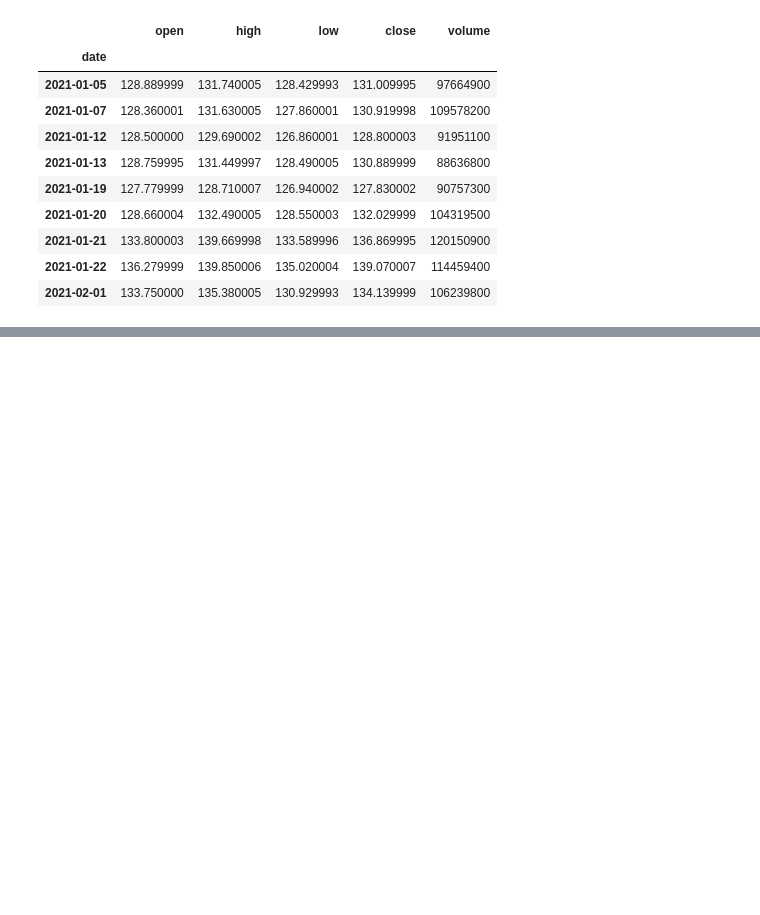
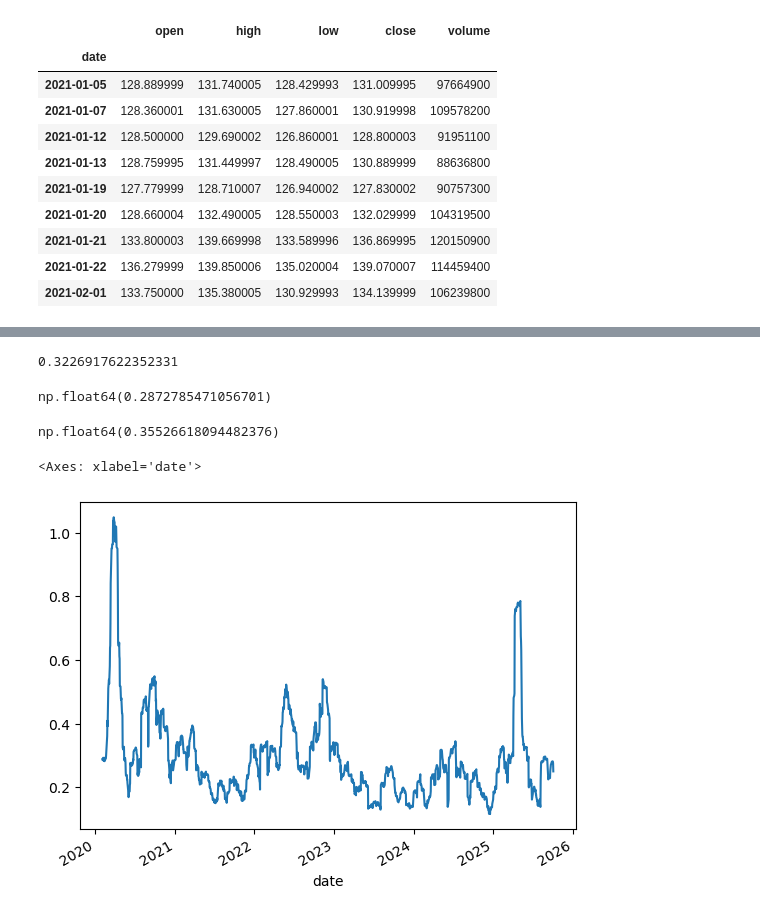
Before and after one commit to JerryHong08/rebooking_quant, a Jupyter notebook: python_for_algorithmic_trading/Chapter2_Part2.ipynb, the cells around one changed output, grey strips where cells are left out. Saved outputs shown, nothing was run; the diff lists cells and outputs as text; code cells hidden in the pictures; blank space fills up the shorter version.

```diff
--- a/python_for_algorithmic_trading/Chapter2_Part2.ipynb
+++ b/python_for_algorithmic_trading/Chapter2_Part2.ipynb
@@ -237,3 +237,58 @@ date
 Name: close, dtype: float64
 # %%
 # Measuring the volatility of a return series
+import numpy as np
+import pandas as pd
+from openbb import obb
+obb.user.preferences.output_type = 'dataframe'
+
+df = obb.equity.price.historical(
+    'AAPL',
+    start_date='2020-01-01',
+    provider='yfinance'
+)
+
+close = df['close']
+
+returns = close.pct_change()
+
+std_dev = returns.dropna().std()
+
+annualized_std_dev = std_dev * np.sqrt(252)
+print(annualized_std_dev)
+# %% [output]
+0.3226917622352331
+# %%
+close.index = pd.to_datetime(close.index)
+(
+    close
+    .pct_change(freq='ME')
+    .dropna()
+    .std()
+    * np.sqrt(12)
+)
+# %% [output]
+np.float64(0.2872785471056701)
+# %%
+(
+    close
+    .pct_change(freq='QE')
+    .dropna()
+    .std()
+    * np.sqrt(4)
+)
+# %% [output]
+np.float64(0.35526618094482376)
+# %%
+import matplotlib.pyplot as plt
+
+(
+    close
+    .pct_change()
+    .rolling(window=22)
+    .std()
+    * np.sqrt(252)
+).plot()
+# %% [output]
+<Axes: xlabel='date'>
+[figure, added]
```
Also changed, not shown: parts of 16 cells of this notebook, 9 other files.
